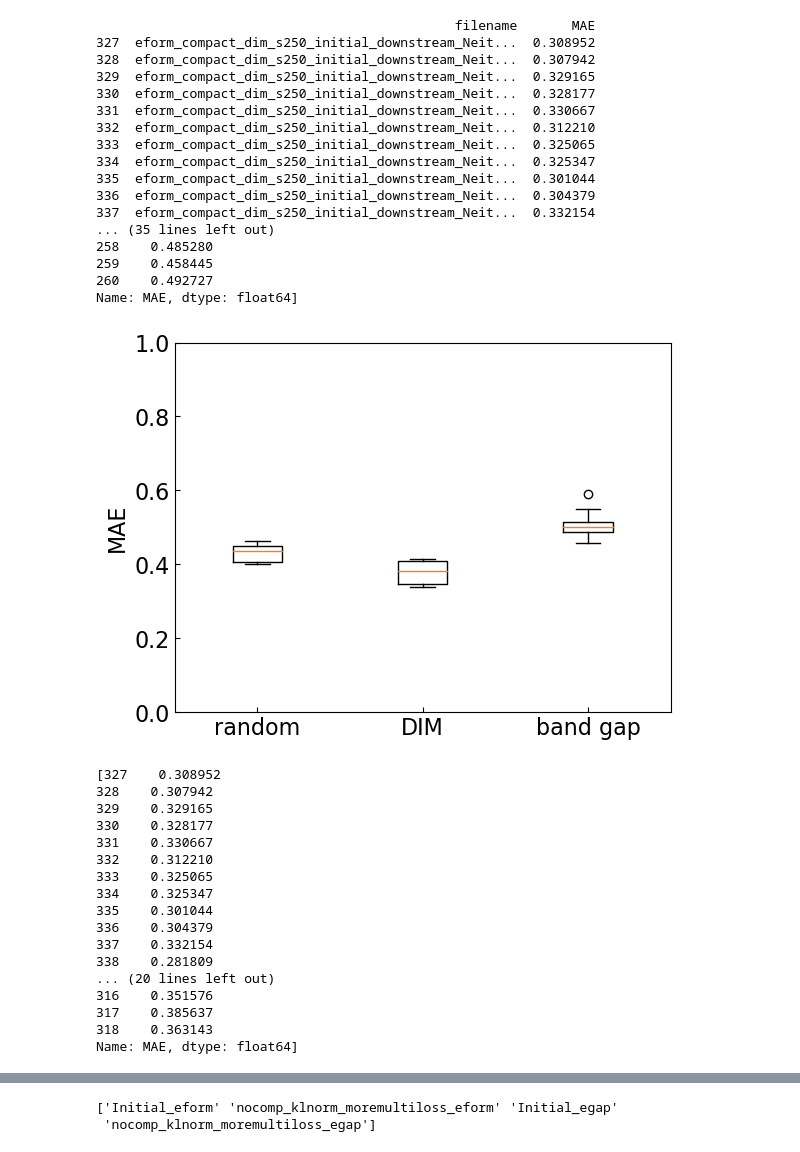
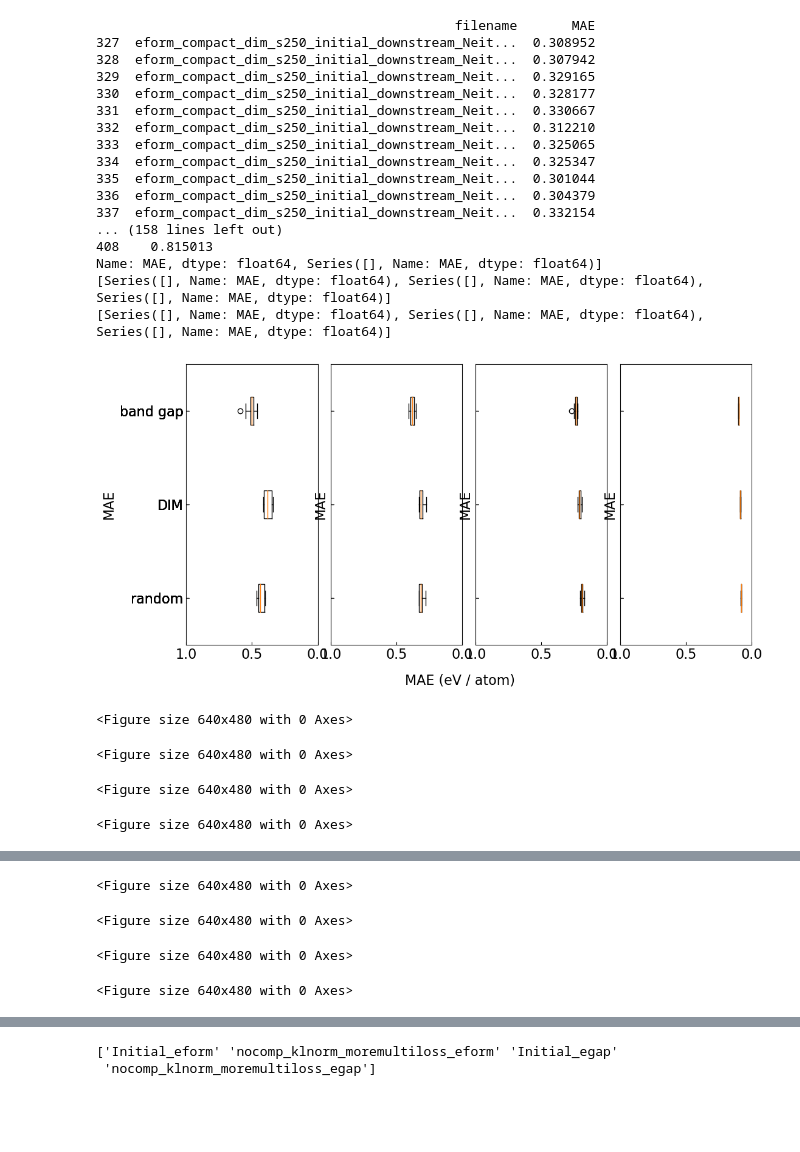
Before and after one commit to mm04926412/Site-Net, a Jupyter notebook: Downstream_MAEs_to_plots.ipynb, the cells around one changed output, grey strips where cells are left out. Cells and saved outputs as stored; diff of their text form; code cells hidden in the pictures; blank space fills up the shorter version.

Commit message:
downstream plots refinement

```diff
--- a/Downstream_MAEs_to_plots.ipynb
+++ b/Downstream_MAEs_to_plots.ipynb
@@ -11,58 +11,74 @@ plt.rcParams["ytick.direction"] = "in"
 font = {'size'   : 16}
 
 matplotlib.rc('font', **font)
 
 DownMAE = pd.read_csv("Downstream_MAEs.csv",header=None,names=["filename","MAE"])
 print(DownMAE[DownMAE["filename"].str.contains("eform_compact_dim_s250_initial_downstream_Neither")])
 
 box_plot_1 = [["eform_compact_dim_s100_initial_downstream_Neither_", "eform_compact_dim_s100_DIM_downstream_Neither_DIM_eform_", "eform_compact_dim_s100_DIM_downstream_Neither_Supervised_egap_"],["random","DIM","band gap"],"eform_s100_transfer.png",[0.0,1.0]]
 box_plot_2 = [["eform_compact_dim_s250_initial_downstream_Neither_","eform_compact_dim_s250_DIM_downstream_Neither_DIM_eform_","eform_compact_dim_s250_DIM_downstream_Neither_Supervised_egap_"],["random","DIM","band gap"],"eform_s250_transfer.png",[0.0,1.0]]
 box_plot_3 = [["eform_compact_dim_s1000_initial_downstream_Neither_", "eform_compact_dim_s1000_DIM_downstream_Neither_DIM_eform_", "eform_compact_dim_s1000_DIM_downstream_Neither_Supervised_egap_"],["random","DIM","band gap"],"eform_s1000_transfer.png",[0.0,1.0]]
 box_plot_4 = [["eform_compact_dim_s10000_initial_downstream_Neither_", "eform_compact_dim_s10000_DIM_downstream_Neither_DIM_eform_", "eform_compact_dim_s10000_DIM_downstream_Neither_Supervised_egap_"],["random","DIM","band gap"],"eform_s10000_transfer.png",[0.0,1.0]]
 box_plot_queue = [box_plot_1,box_plot_2,box_plot_3,box_plot_4]
 
+fig,ax = plt.subplots(1, 4, sharex=False, sharey=True,gridspec_kw={'wspace':0.1, 'hspace':0},figsize=(12,6))
+fig.text(0.5, 0, "MAE (eV / atom)", ha='center')
+
+ax_i = 0
 for plots in box_plot_queue:
     plt.figure()
     vectors = [DownMAE[DownMAE["filename"].str.contains(i)]["MAE"] for i in plots[0]]
     print(vectors)
-    plt.boxplot(vectors,labels=plots[1])
-    plt.ylim(plots[3])
-    plt.ylabel("MAE")
-    plt.savefig(plots[2])
-    plt.show()
+    ax[ax_i].boxplot(vectors,labels=plots[1],vert=False)
+    ax[ax_i].set_ylim(0.5,3.5)
+    ax[ax_i].set_xlim(1,0)
+    ax[ax_i].set_ylabel("MAE")
+    fig.savefig(plots[2])
+    ax_i += 1
+    fig.show()
+
+DownMAE = pd.read_csv("Downstream_MAEs.csv",header=None,names=["filename","MAE"])
+box_plot_1 = [["egap_compact_dim_s100_initial_downstream_Neither_", "egap_compact_dim_s100_DIM_downstream_Neither_DIM_egap_", "egap_compact_dim_s100_DIM_downstream_Neither_Supervised_eform_"],["random","DIM","formation energy"],"eform_s100_transfer.png",[0.0,1.0]]
+box_plot_2 = [["egap_compact_dim_s250_initial_downstream_Neither_","egap_compact_dim_s250_DIM_downstream_Neither_DIM_egap_","egap_compact_dim_s250_DIM_downstream_Neither_Supervised_eform_"],["random","DIM","formation energy"],"eform_s250_transfer.png",[0.0,1.0]]
+box_plot_3 = [["egap_compact_dim_s1000_initial_downstream_Neither_", "egap_compact_dim_s1000_DIM_downstream_Neither_DIM_egap_", "egap_compact_dim_s1000_DIM_downstream_Neither_Supervised_eform_"],["random","DIM","formation energy"],"eform_s1000_transfer.png",[0.0,1.0]]
+box_plot_4 = [["egap_compact_dim_s10000_initial_downstream_Neither_", "egap_compact_dim_s10000_DIM_downstream_Neither_DIM_eform_", "egap_compact_dim_s10000_DIM_downstream_Neither_Supervised_eform_"],["random","DIM","formation energy"],"eform_s10000_transfer.png",[0.0,1.0]]
+box_plot_queue = [box_plot_1,box_plot_2,box_plot_3,box_plot_4]
+
+fig,ax = plt.subplots(1, 4, sharex=False, sharey=True,gridspec_kw={'wspace':0.1, 'hspace':0},figsize=(12,6))
+fig.text(0.5, 0, "MAE (eV / atom)", ha='center')
+
+ax_i = 0
+for plots in box_plot_queue:
+    plt.figure()
+    vectors = [DownMAE[DownMAE["filename"].str.contains(i)]["MAE"] for i in plots[0]]
+    print(vectors)
+    ax[ax_i].boxplot(vectors,labels=plots[1],vert=False)
+    ax[ax_i].set_ylim(0.5,3.5)
+    ax[ax_i].set_xlim(1,0)
+    ax[ax_i].set_ylabel("MAE")
+    fig.savefig(plots[2])
+    ax_i += 1
+    fig.show()
 # %% [output]
                                               filename       MAE
 327  eform_compact_dim_s250_initial_downstream_Neit...  0.308952
 328  eform_compact_dim_s250_initial_downstream_Neit...  0.307942
 329  eform_compact_dim_s250_initial_downstream_Neit...  0.329165
 330  eform_compact_dim_s250_initial_downstream_Neit...  0.328177
 331  eform_compact_dim_s250_initial_downstream_Neit...  0.330667
 332  eform_compact_dim_s250_initial_downstream_Neit...  0.312210
 333  eform_compact_dim_s250_initial_downstream_Neit...  0.325065
 334  eform_compact_dim_s250_initial_downstream_Neit...  0.325347
 335  eform_compact_dim_s250_initial_downstream_Neit...  0.301044
 336  eform_compact_dim_s250_initial_downstream_Neit...  0.304379
 337  eform_compact_dim_s250_initial_downstream_Neit...  0.332154
-... (35 lines left out)
-258    0.485280
-259    0.458445
-260    0.492727
-Name: MAE, dtype: float64]
+... (158 lines left out)
+408    0.815013
+Name: MAE, dtype: float64, Series([], Name: MAE, dtype: float64)]
+[Series([], Name: MAE, dtype: float64), Series([], Name: MAE, dtype: float64), Series([], Name: MAE, dtype: float64)]
+[Series([], Name: MAE, dtype: float64), Series([], Name: MAE, dtype: float64), Series([], Name: MAE, dtype: float64)]
-[figure, old version]
+[figure, new version]
-[327    0.308952
-328    0.307942
-329    0.329165
-330    0.328177
-331    0.330667
-332    0.312210
-333    0.325065
-334    0.325347
-335    0.301044
-336    0.304379
-337    0.332154
-338    0.281809
-... (20 lines left out)
-316    0.351576
-317    0.385637
-318    0.363143
-Name: MAE, dtype: float64]
+<Figure size 640x480 with 0 Axes>
+<Figure size 640x480 with 0 Axes>
+<Figure size 640x480 with 0 Axes>
+<Figure size 640x480 with 0 Axes>
@@ -102,3 +86,7 @@ Name: MAE, dtype: float64]
+<Figure size 640x480 with 0 Axes>
+<Figure size 640x480 with 0 Axes>
+<Figure size 640x480 with 0 Axes>
+<Figure size 640x480 with 0 Axes>
 # %%
 import pandas as pd
 import matplotlib.pyplot as plt
```
Also changed, not shown: parts of 2 cells of this notebook.
